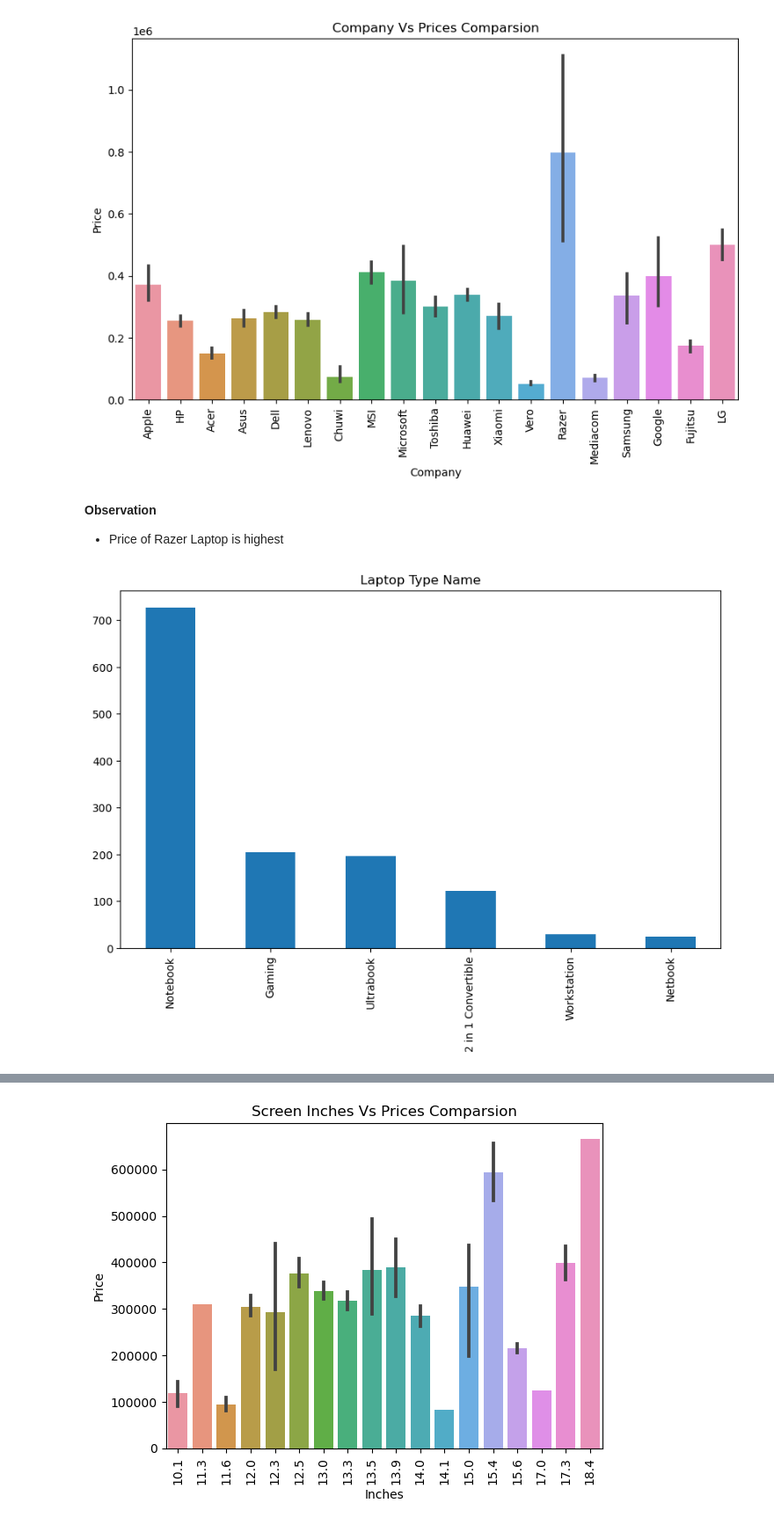
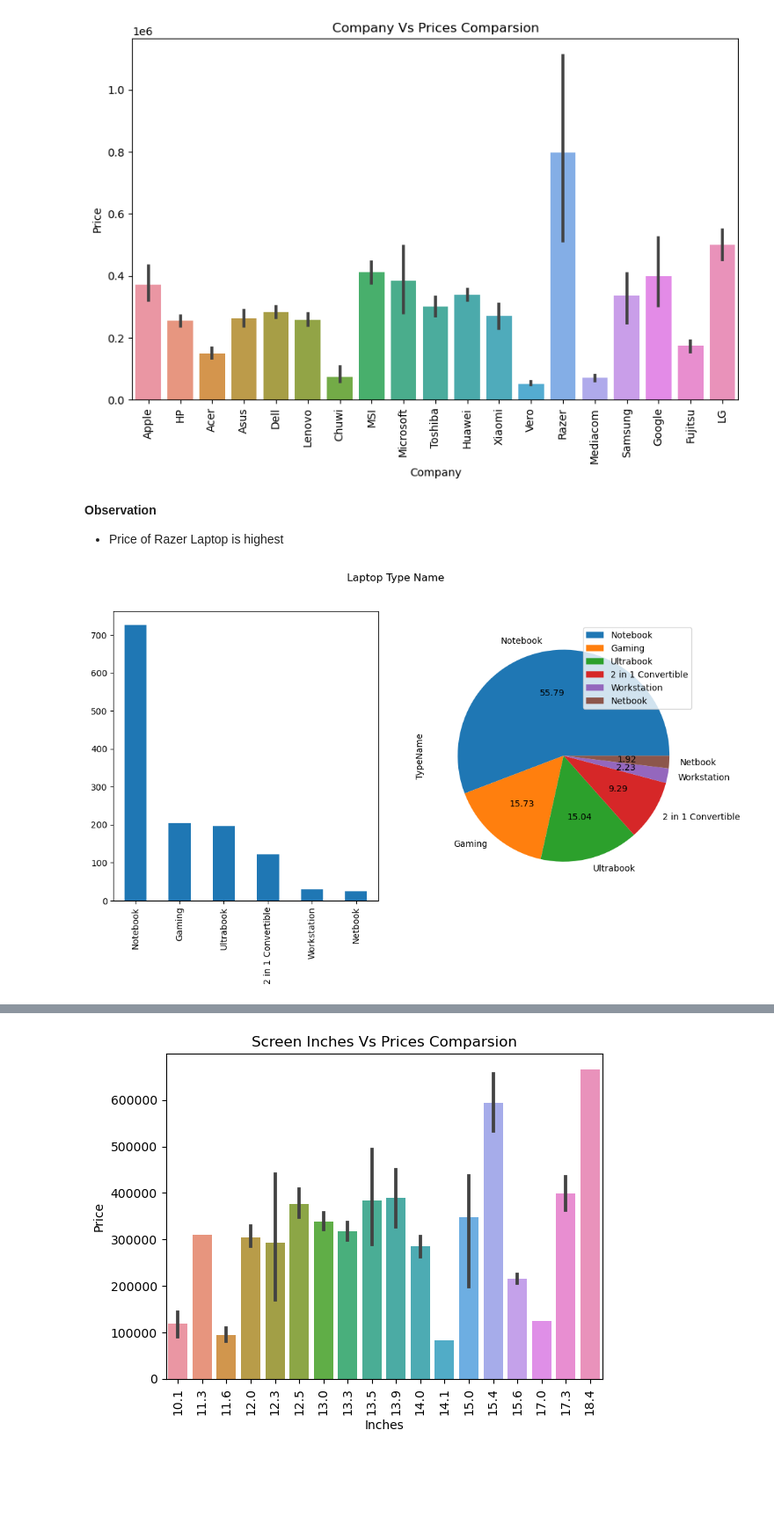
Before and after one commit to Sialsanwal/Data-Science, a Jupyter notebook: Laptop Price/Exploratory Data Analysis (EDA).ipynb, the cells around one changed output, grey strips where cells are left out. Shown at 88% size. Saved outputs shown, nothing was run; the diff lists cells and outputs as text; code cells hidden in the pictures; blank space fills up the shorter version.

```diff
--- a/Laptop Price/Exploratory Data Analysis (EDA).ipynb
+++ b/Laptop Price/Exploratory Data Analysis (EDA).ipynb
@@ -126,18 +126,18 @@ plt.title("Company Vs Prices Comparsion")
 plt.show()
 # %% [output]
 [figure]
-# %% [markdown]
-**Observation**
-- Price of Razer Laptop is highest
+# %% [markdown]
+**Observation**
+- Price of Razer Laptop is highest
 # %%
 plt.figure(figsize=(12,6))
-plt.suptitle("Laptop Manufacturing Companies")
+plt.suptitle("Laptop Type Name")
 plt.subplot(1,2,1)
 df.TypeName.value_counts().plot(kind='bar')
 plt.subplot(1,2,2)
-df.Company.value_counts().plot(kind='pie',autopct='%.2f')
-#plt.legend(loc=1)
+df.TypeName.value_counts().plot(kind='pie',autopct='%.2f')
+plt.legend(loc=1)
 plt.show()
 # %% [output]
-[figure, old version]
+[figure, new version]
 # %%
```
Also changed, not shown: parts of 13 cells of this notebook.
